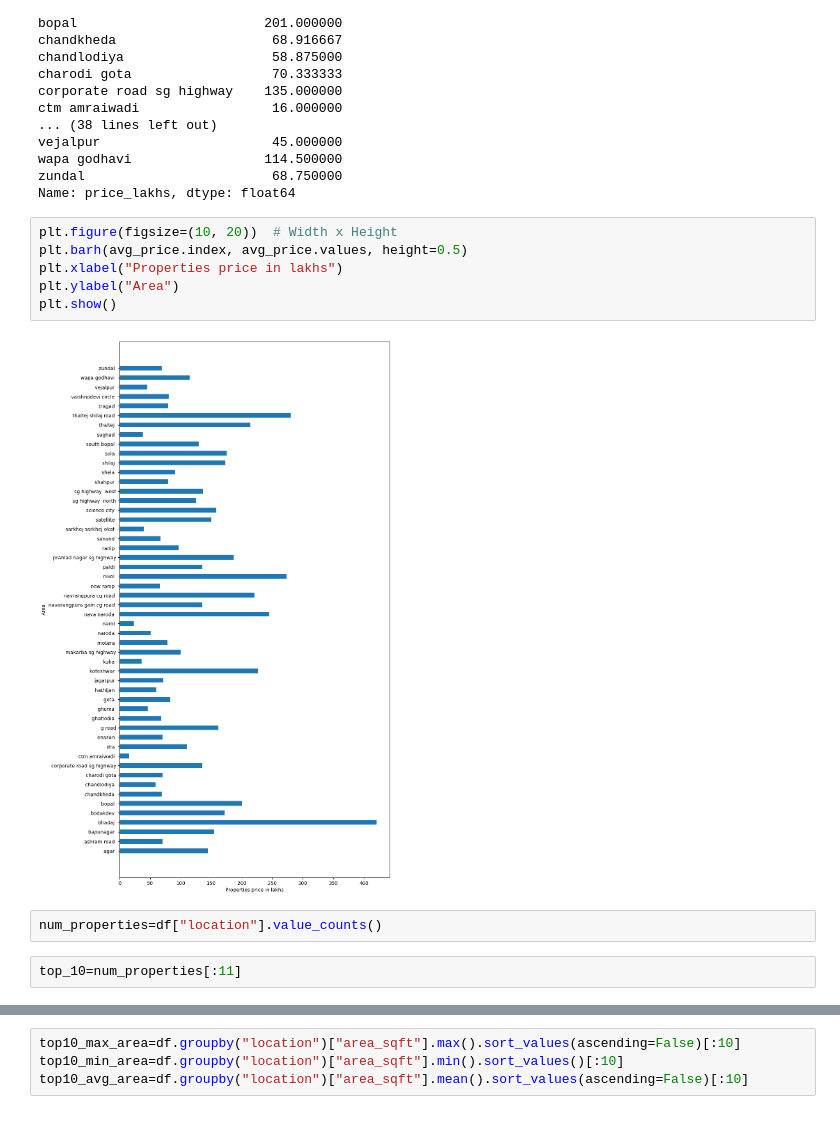
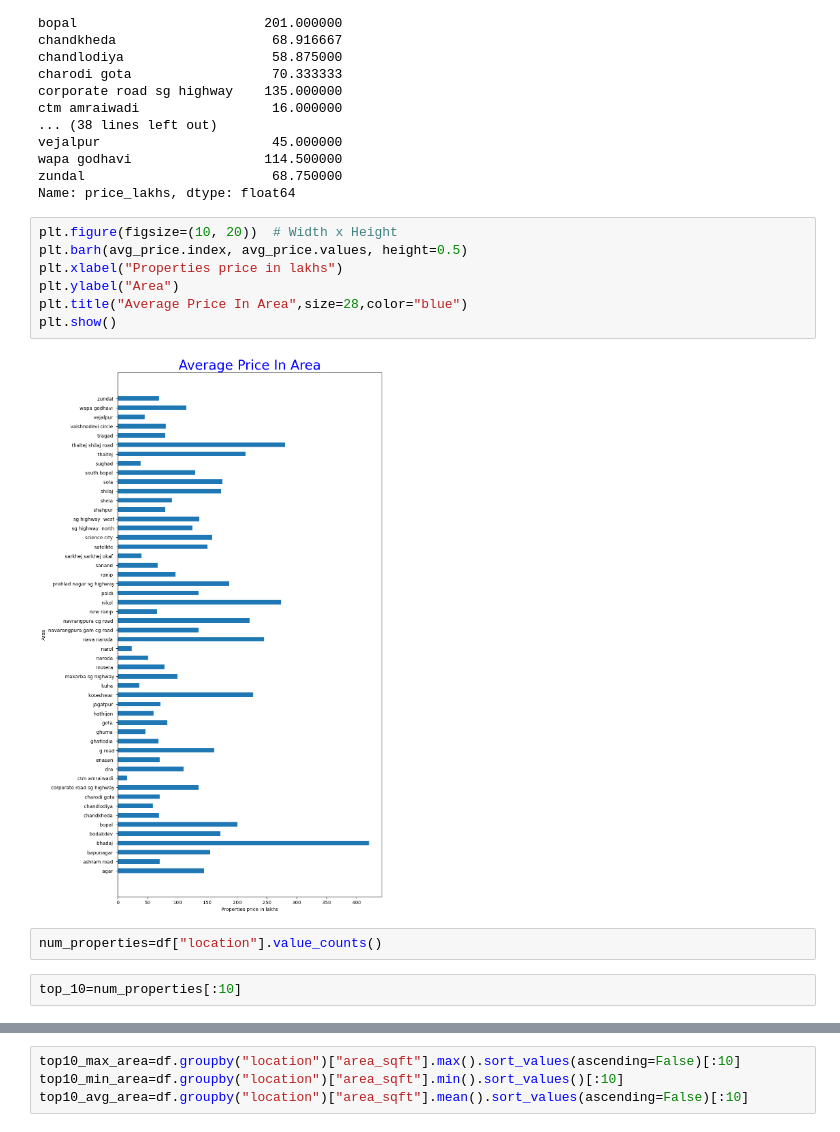
Before and after one commit to zaidmansuri958/99-acres-scraping, a Jupyter notebook: Analysis.ipynb, the cells around one changed output, grey strips where cells are left out. Drawn from its saved outputs; the diff is of its cells as text.

```diff
--- a/Analysis.ipynb
+++ b/Analysis.ipynb
@@ -79,15 +79,16 @@ Name: price_lakhs, dtype: float64
 # %%
 plt.figure(figsize=(10, 20))  # Width x Height
 plt.barh(avg_price.index, avg_price.values, height=0.5)
 plt.xlabel("Properties price in lakhs")
 plt.ylabel("Area")
+plt.title("Average Price In Area",size=28,color="blue")
 plt.show()
 # %% [output]
-[figure, old version]
+[figure, new version]
 # %%
 num_properties=df["location"].value_counts()
 # %%
-top_10=num_properties[:11]
+top_10=num_properties[:10]
 # %%
 top_10
 # %% [output]
```
Also changed, not shown: parts of 10 cells of this notebook.
